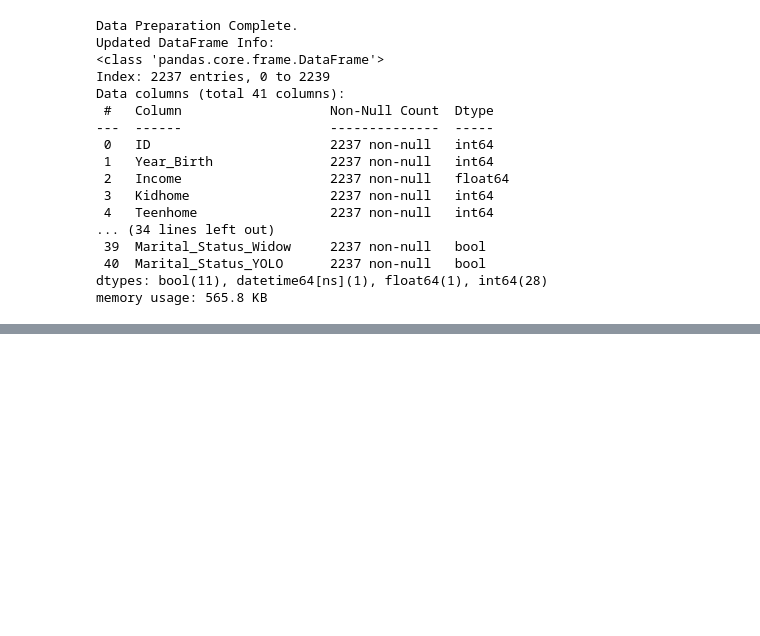
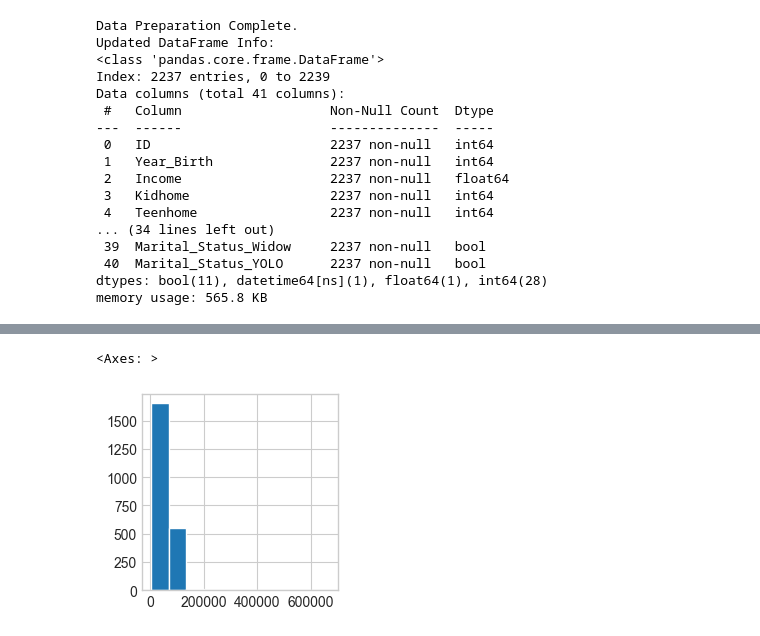
Before and after one commit to mattlasscode/epitech_rush4, a Jupyter notebook: notebook.ipynb, the cells around one changed output, grey strips where cells are left out. Drawn from its saved outputs; the diff is of its cells as text; code cells hidden in the pictures; blank space fills up the shorter version.

```diff
--- a/notebook.ipynb
+++ b/notebook.ipynb
@@ -82,0 +163,5 @@ df.head()
+# %%
+df['Income'].hist()
+# %% [output]
+<Axes: >
+[figure, added]
```
Also changed, not shown: parts of 14 cells of this notebook.
